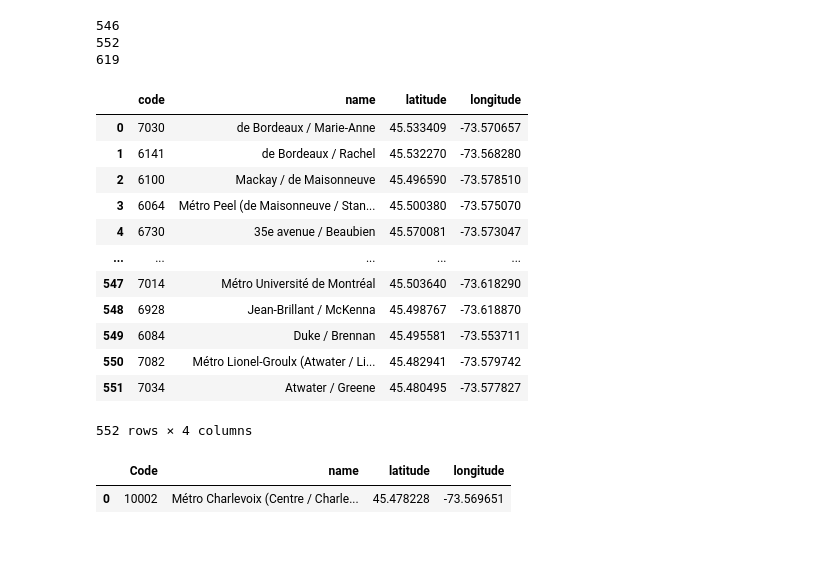
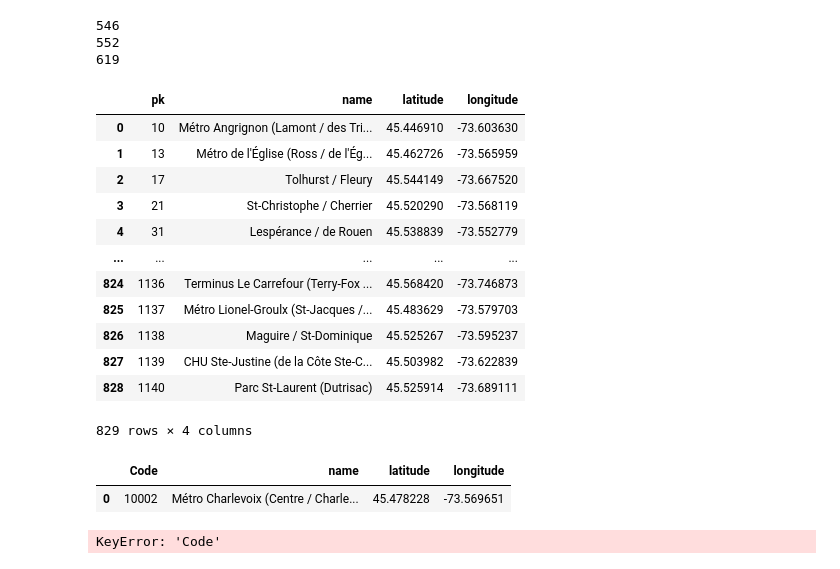
Before and after one commit to Mantoni9/data_mining_bixi_project, a Jupyter notebook: station_preprocessing.ipynb, the cells around one changed output. Cells and saved outputs as stored; diff of their text form; code cells hidden in the pictures.

```diff
--- a/station_preprocessing.ipynb
+++ b/station_preprocessing.ipynb
@@ -21,22 +23,22 @@ for station in [stations_2017, stations_2018, stations_2019]:
 546
 552
 619
-# %%
-stations_2018
-# %% [output]
-|  | code | name | latitude | longitude |
-| 0 | 7030 | de Bordeaux / Marie-Anne | 45.533409 | -73.570657 |
-| 1 | 6141 | de Bordeaux / Rachel | 45.532270 | -73.568280 |
-| 2 | 6100 | Mackay / de Maisonneuve | 45.496590 | -73.578510 |
-| 3 | 6064 | Métro Peel (de Maisonneuve / Stan... | 45.500380 | -73.575070 |
-| 4 | 6730 | 35e avenue / Beaubien | 45.570081 | -73.573047 |
-| ... | ... | ... | ... | ... |
-| 547 | 7014 | Métro Université de Montréal | 45.503640 | -73.618290 |
-| 548 | 6928 | Jean-Brillant / McKenna | 45.498767 | -73.618870 |
-| 549 | 6084 | Duke / Brennan | 45.495581 | -73.553711 |
-| 550 | 7082 | Métro Lionel-Groulx (Atwater / Li... | 45.482941 | -73.579742 |
-| 551 | 7034 | Atwater / Greene | 45.480495 | -73.577827 |
-552 rows × 4 columns
+# %%
+stations_2021 # no station code!
+# %% [output]
+|  | pk | name | latitude | longitude |
+| 0 | 10 | Métro Angrignon (Lamont / des Tri... | 45.446910 | -73.603630 |
+| 1 | 13 | Métro de l'Église (Ross / de l'Ég... | 45.462726 | -73.565959 |
+| 2 | 17 | Tolhurst / Fleury | 45.544149 | -73.667520 |
+| 3 | 21 | St-Christophe / Cherrier | 45.520290 | -73.568119 |
+| 4 | 31 | Lespérance / de Rouen | 45.538839 | -73.552779 |
+| ... | ... | ... | ... | ... |
+| 824 | 1136 | Terminus Le Carrefour (Terry-Fox ... | 45.568420 | -73.746873 |
+| 825 | 1137 | Métro Lionel-Groulx (St-Jacques /... | 45.483629 | -73.579703 |
+| 826 | 1138 | Maguire / St-Dominique | 45.525267 | -73.595237 |
+| 827 | 1139 | CHU Ste-Justine (de la Côte Ste-C... | 45.503982 | -73.622839 |
+| 828 | 1140 | Parc St-Laurent (Dutrisac) | 45.525914 | -73.689111 |
+829 rows × 4 columns
 # %%
 station_0 = stations_2019.iloc[:1]
 # %%
@@ -153,7 +155,9 @@ def calculate_station_distances(station_df, threshhold):
 
     return distance_frame
 # %%
-distance_frame = calculate_station_distances(stations_2014, 1)
+distance_frame = calculate_station_distances(stations_2021, 1)
+# %% [output]
+KeyError: 'Code'
 # %%
 distance_frame
 # %% [output]
```
Also changed, not shown: parts of 11 cells of this notebook, 7 other files.
